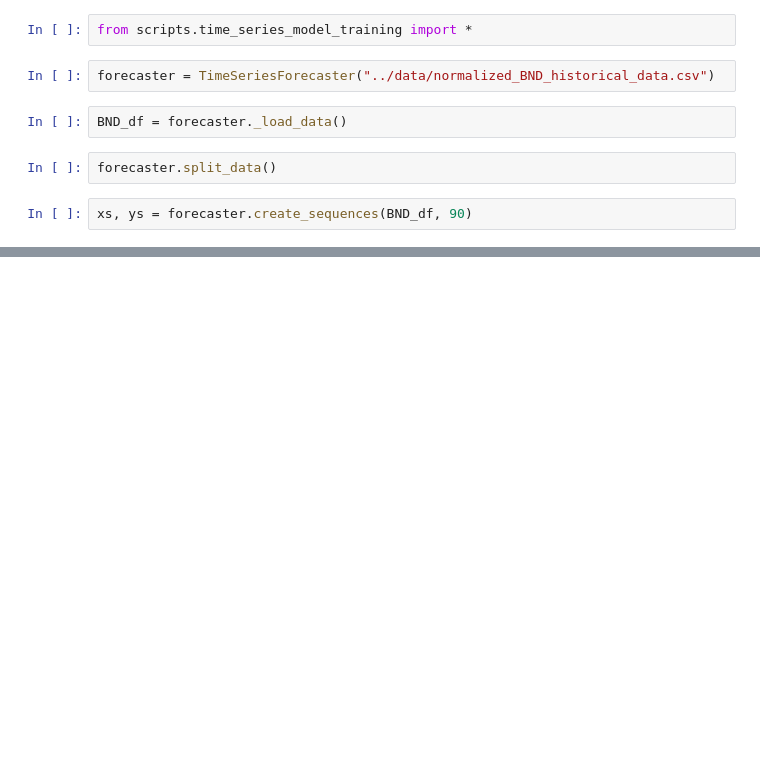
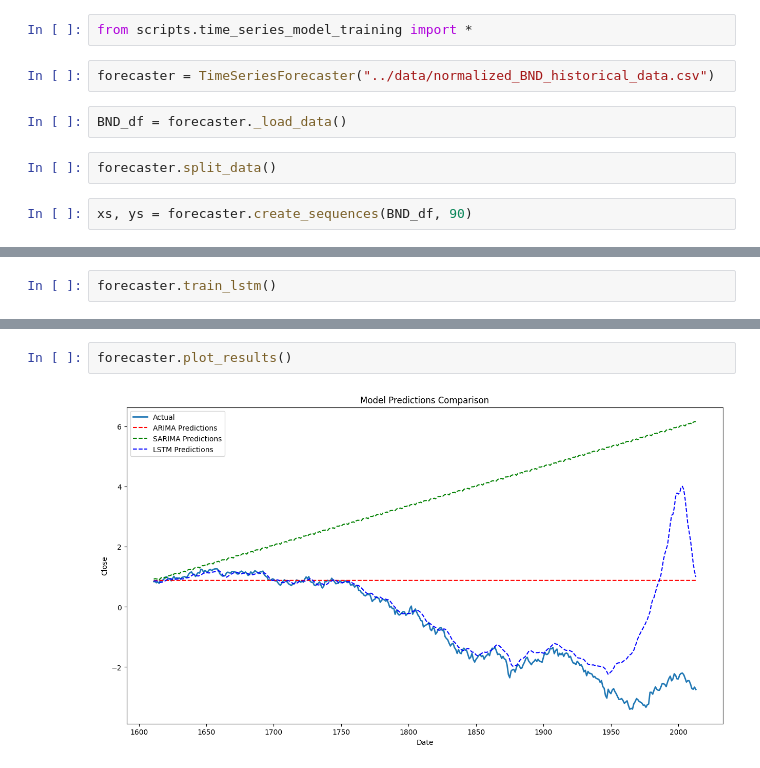
Before and after one commit to Endekalu777/Forecasting-Portfolio-Strategies, a Jupyter notebook: notebooks/BND_model_training.ipynb, the cells around one changed output, grey strips where cells are left out. Saved outputs shown, nothing was run; the diff lists cells and outputs as text; blank space fills up the shorter version.

```diff
--- a/notebooks/BND_model_training.ipynb
+++ b/notebooks/BND_model_training.ipynb
@@ -55,0 +56,2 @@ Total fit time: 209.134 seconds
+# %%
+forecaster.train_lstm()
@@ -55,0 +90,4 @@ Total fit time: 209.134 seconds
+# %%
+forecaster.plot_results()
+# %% [output]
+[figure, added]
```
Also changed, not shown: parts of 6 cells of this notebook, 3 other files.
